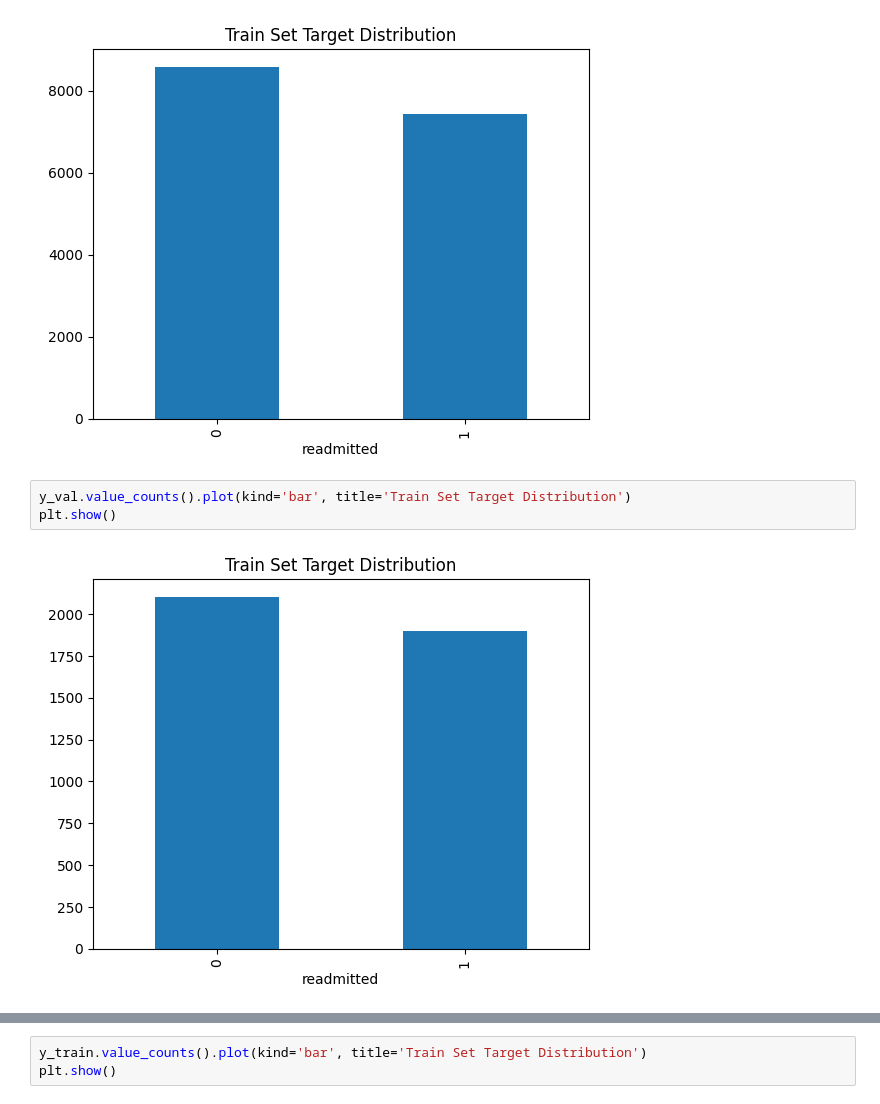
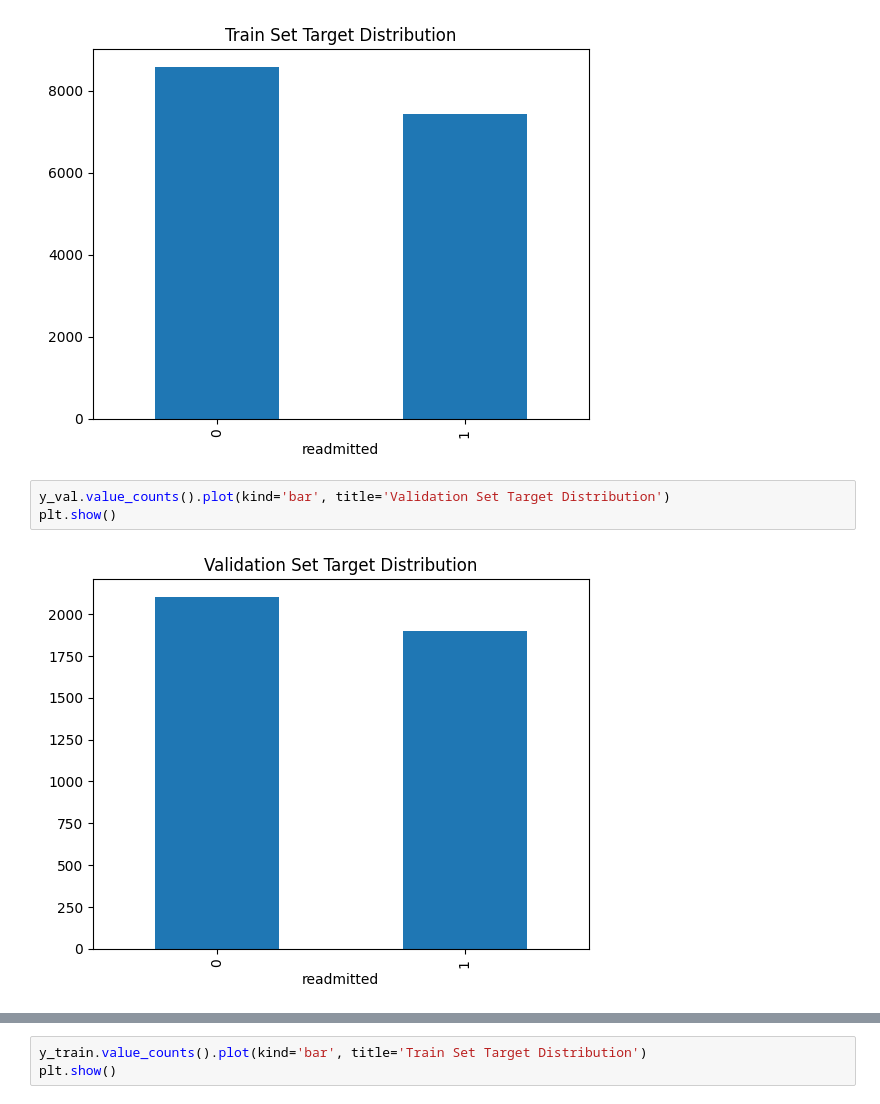
Before and after one commit to parides55/patient-readmission, a Jupyter notebook: jupyter_notebooks/6 - ModelAndEvaluationANN.ipynb, the cells around one changed output, grey strips where cells are left out. Saved outputs shown, nothing was run; the diff lists cells and outputs as text.

```diff
--- a/jupyter_notebooks/6 - ModelAndEvaluationANN.ipynb
+++ b/jupyter_notebooks/6 - ModelAndEvaluationANN.ipynb
@@ -198,10 +188,10 @@ plt.show()
 # %% [output]
 [figure]
 # %%
-y_val.value_counts().plot(kind='bar', title='Train Set Target Distribution')
+y_val.value_counts().plot(kind='bar', title='Validation Set Target Distribution')
 plt.show()
 # %% [output]
-[figure, old version]
+[figure, new version]
 # %%
 oversample = SMOTE(sampling_strategy='minority', random_state=0)
 X_train, y_train= oversample.fit_resample(X_train, y_train)
```
Also changed, not shown: parts of 33 cells of this notebook.
